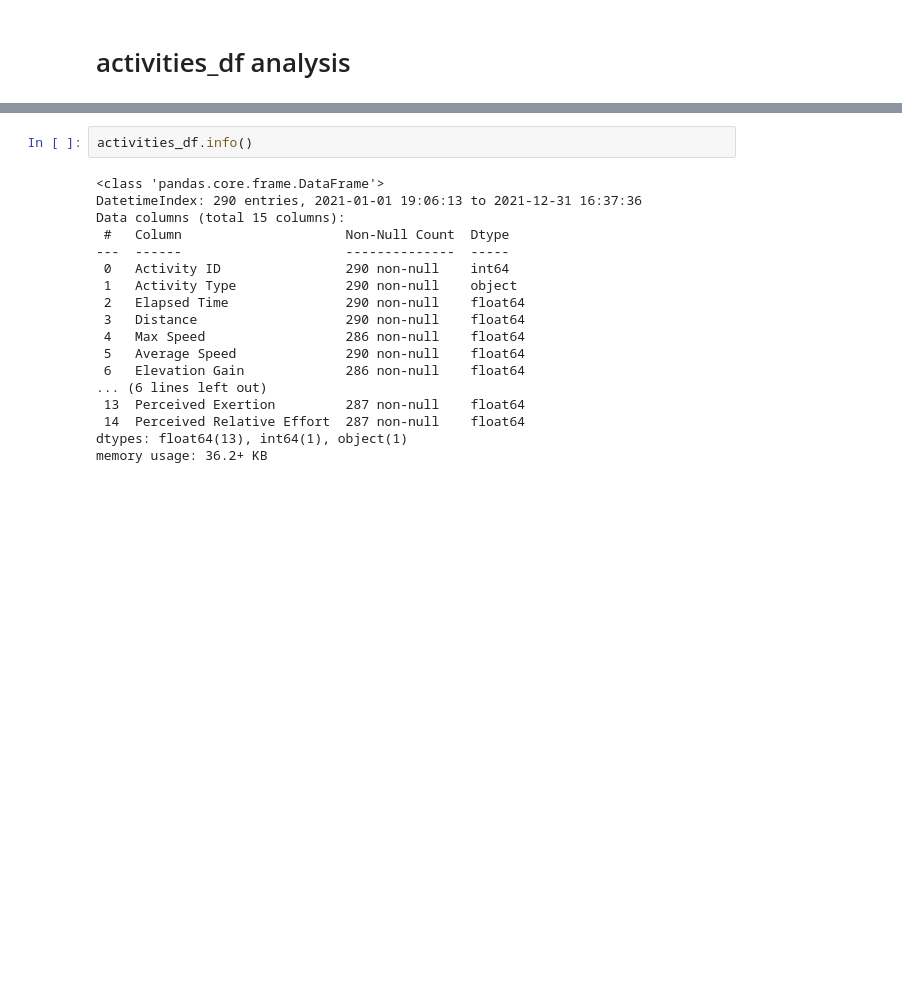
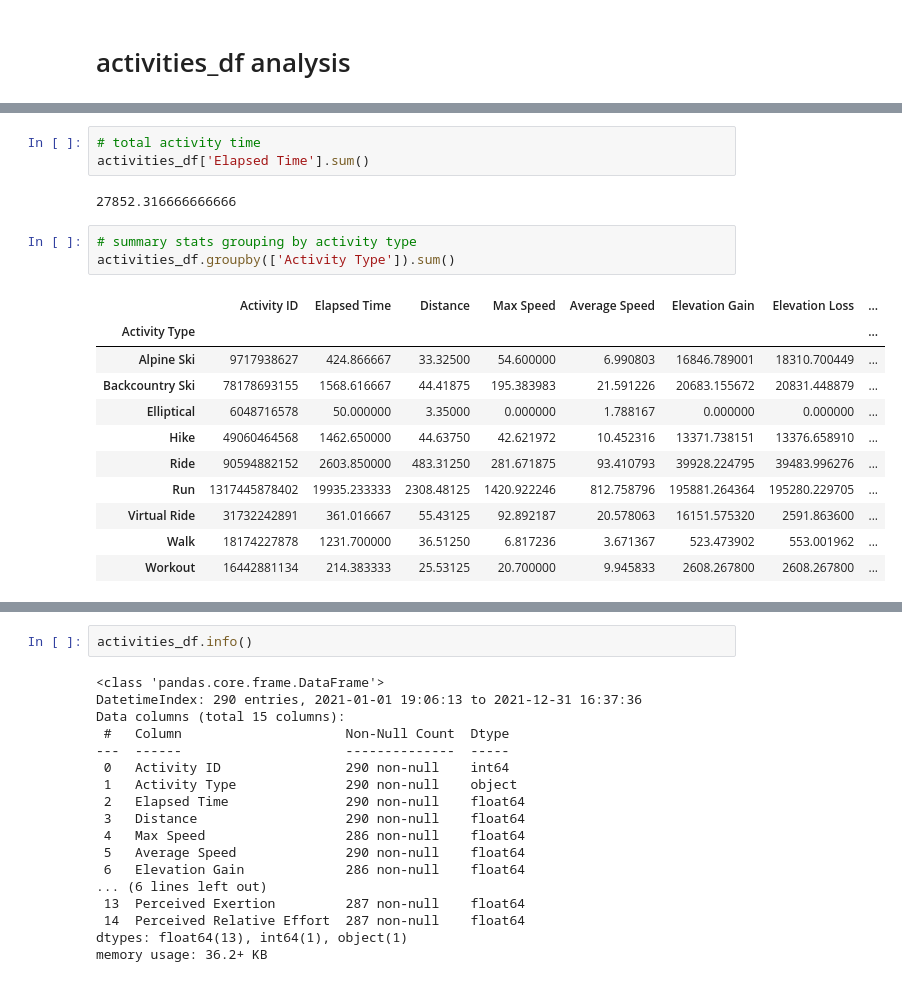
Before and after one commit to cmannnn/2021_strava, a Jupyter notebook: 2021_strava.ipynb, the cells around one changed output, grey strips where cells are left out. Cells and saved outputs as stored; diff of their text form; blank space fills up the shorter version.

```diff
--- a/2021_strava.ipynb
+++ b/2021_strava.ipynb
@@ -132,3 +158,23 @@ activities_df['Distance'].sum()
+# %%
+# total activity time
+activities_df['Elapsed Time'].sum()
+# %% [output]
+27852.316666666666
+# %%
+# summary stats grouping by activity type
+activities_df.groupby(['Activity Type']).sum()
+# %% [output]
+|  | Activity ID | Elapsed Time | Distance | Max Speed | Average Speed | Elevation Gain | Elevation Loss | ... |
+| Activity Type |  |  |  |  |  |  |  | ... |
+| Alpine Ski | 9717938627 | 424.866667 | 33.32500 | 54.600000 | 6.990803 | 16846.789001 | 18310.700449 | ... |
+| Backcountry Ski | 78178693155 | 1568.616667 | 44.41875 | 195.383983 | 21.591226 | 20683.155672 | 20831.448879 | ... |
+| Elliptical | 6048716578 | 50.000000 | 3.35000 | 0.000000 | 1.788167 | 0.000000 | 0.000000 | ... |
+| Hike | 49060464568 | 1462.650000 | 44.63750 | 42.621972 | 10.452316 | 13371.738151 | 13376.658910 | ... |
+| Ride | 90594882152 | 2603.850000 | 483.31250 | 281.671875 | 93.410793 | 39928.224795 | 39483.996276 | ... |
+| Run | 1317445878402 | 19935.233333 | 2308.48125 | 1420.922246 | 812.758796 | 195881.264364 | 195280.229705 | ... |
+| Virtual Ride | 31732242891 | 361.016667 | 55.43125 | 92.892187 | 20.578063 | 16151.575320 | 2591.863600 | ... |
+| Walk | 18174227878 | 1231.700000 | 36.51250 | 6.817236 | 3.671367 | 523.473902 | 553.001962 | ... |
+| Workout | 16442881134 | 214.383333 | 25.53125 | 20.700000 | 9.945833 | 2608.267800 | 2608.267800 | ... |
 # %%
 # counts of each workout
 activities_df['Activity Type'].value_counts()
```
Also changed, not shown: parts of 9 cells of this notebook.
